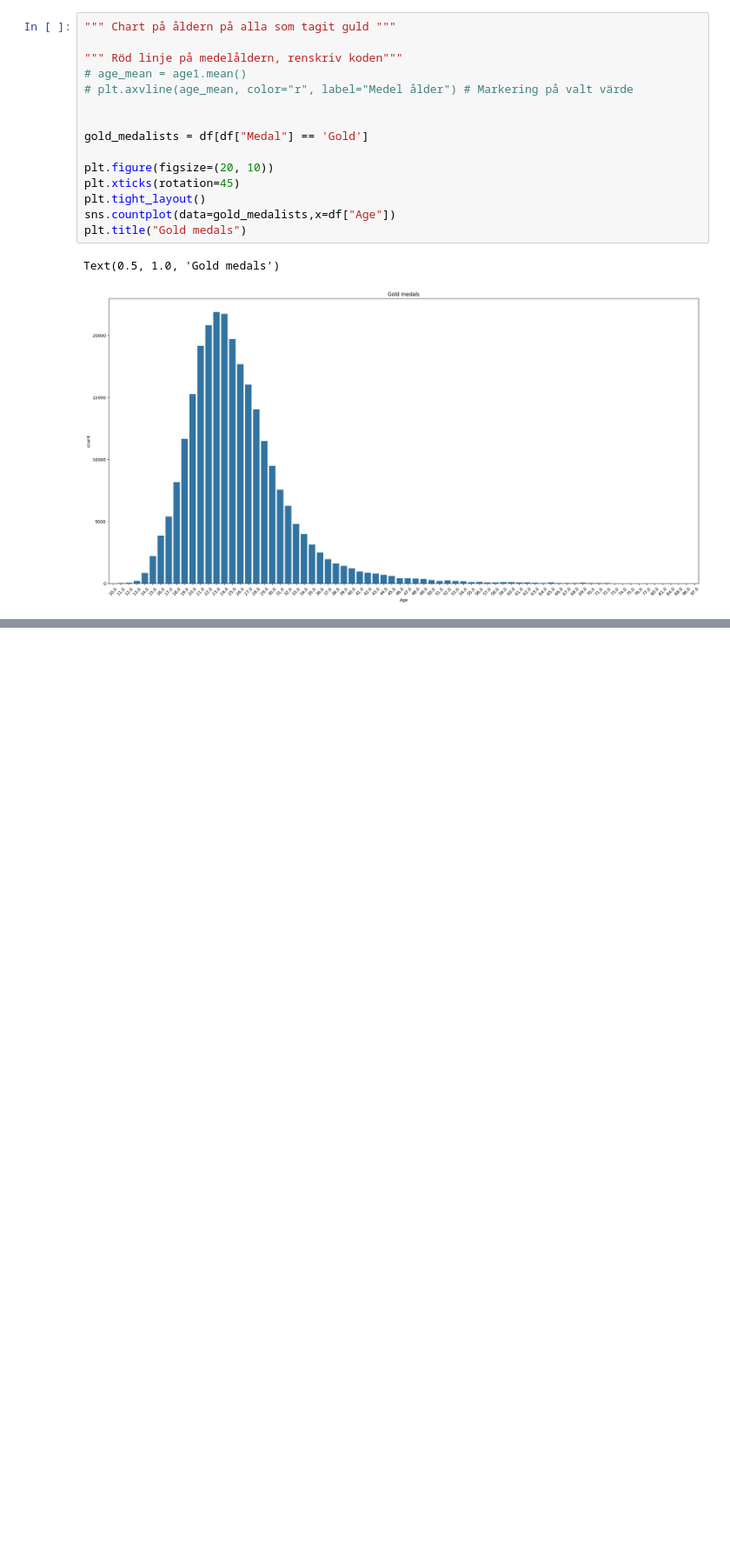
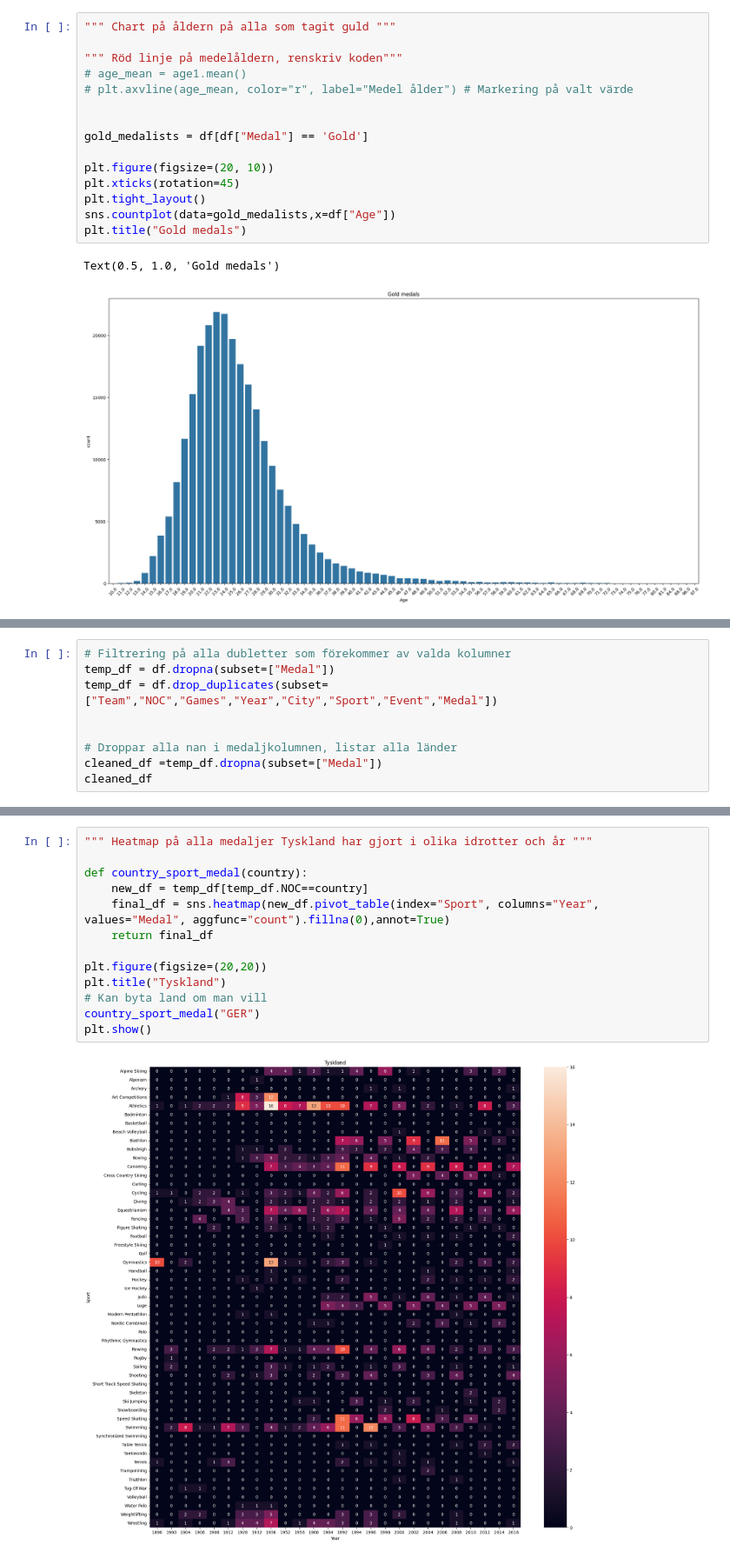
Before and after one commit to n00rp/Project_Olympic, a Jupyter notebook: Individuella filer/individuell_fil_EcE.ipynb, the cells around one changed output, grey strips where cells are left out. Shown: that part at 87% size. Saved outputs shown, nothing was run; the diff lists cells and outputs as text; blank space fills up the shorter version.

Commit message:
Fixat lag medaljerna (förhoppningsvis)

```diff
--- a/Individuella filer/individuell_fil_EcE.ipynb
+++ b/Individuella filer/individuell_fil_EcE.ipynb
@@ -204,0 +145,9 @@ fig.show()
+# %%
+# Filtrering på alla dubletter som förekommer av valda kolumner
+temp_df = df.dropna(subset=["Medal"])
+temp_df = df.drop_duplicates(subset=["Team","NOC","Games","Year","City","Sport","Event","Medal"])
+
+
+# Droppar alla nan i medaljkolumnen, listar alla länder
+cleaned_df =temp_df.dropna(subset=["Medal"])
+cleaned_df
@@ -204,0 +168,15 @@ fig.show()
+# %%
+""" Heatmap på alla medaljer Tyskland har gjort i olika idrotter och år """
+
+def country_sport_medal(country):
+    new_df = temp_df[temp_df.NOC==country]
+    final_df = sns.heatmap(new_df.pivot_table(index="Sport", columns="Year", values="Medal", aggfunc="count").fillna(0),annot=True)
+    return final_df
+
+plt.figure(figsize=(20,20))
+plt.title("Tyskland")
+# Kan byta land om man vill
+country_sport_medal("GER")
+plt.show()
+# %% [output]
+[figure, added]
```
Also changed, not shown: parts of 8 cells of this notebook.
